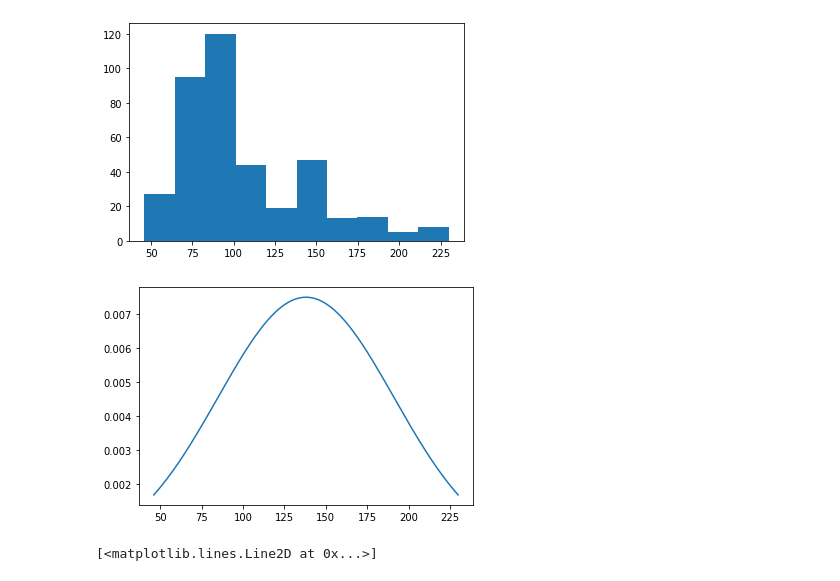
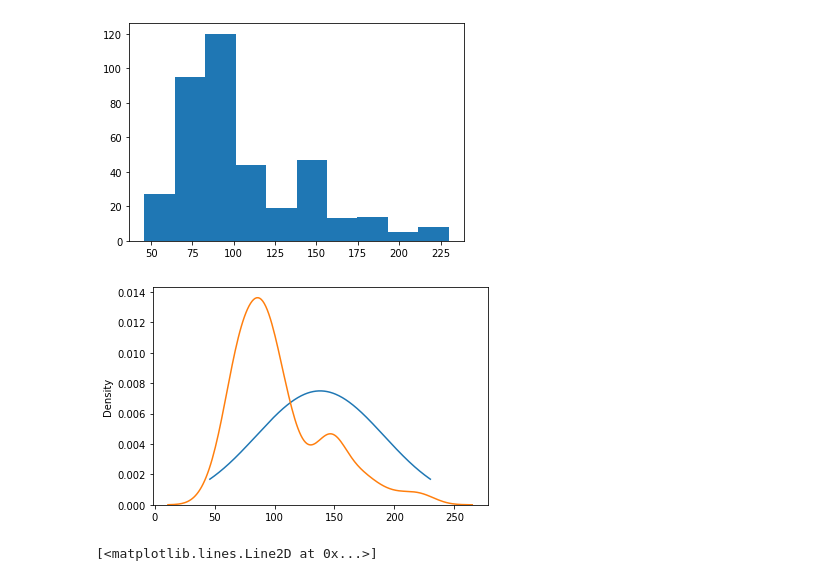
Before and after one commit to shoabahamed/khanacademy-statistics-and-probability, a Jupyter notebook: plotting_normal_distribution_graph.ipynb, the cells around one changed output. Saved outputs shown, nothing was run; the diff lists cells and outputs as text; code cells hidden in the pictures.

```diff
--- a/plotting_normal_distribution_graph.ipynb
+++ b/plotting_normal_distribution_graph.ipynb
@@ -116,9 +116,10 @@ norm_values = get_normal_values(horsepower, mean=hp_mean, variance=hp_variance)
 # %%
 n_vals = get_normal_values(range, mean=np.mean(range), variance=np.var(range))
 plt.plot(range, n_vals)
+sns.kdeplot(horsepower)
 plt.show()
 # %% [output]
-[figure, old version]
+[figure, new version]
 # %%
 plt.plot(range, norm_values)
 # %% [output]
```
